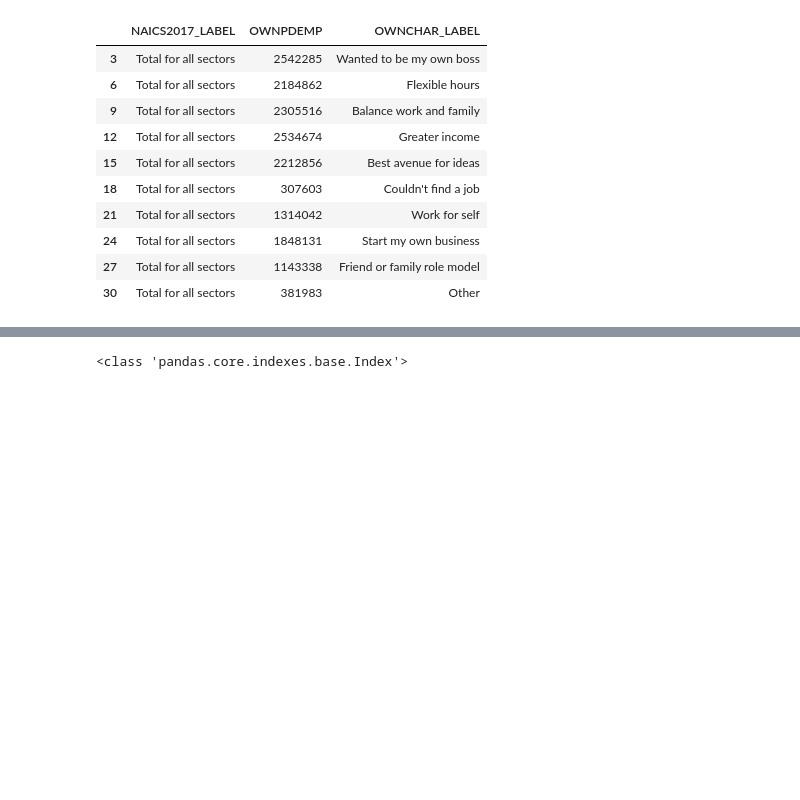
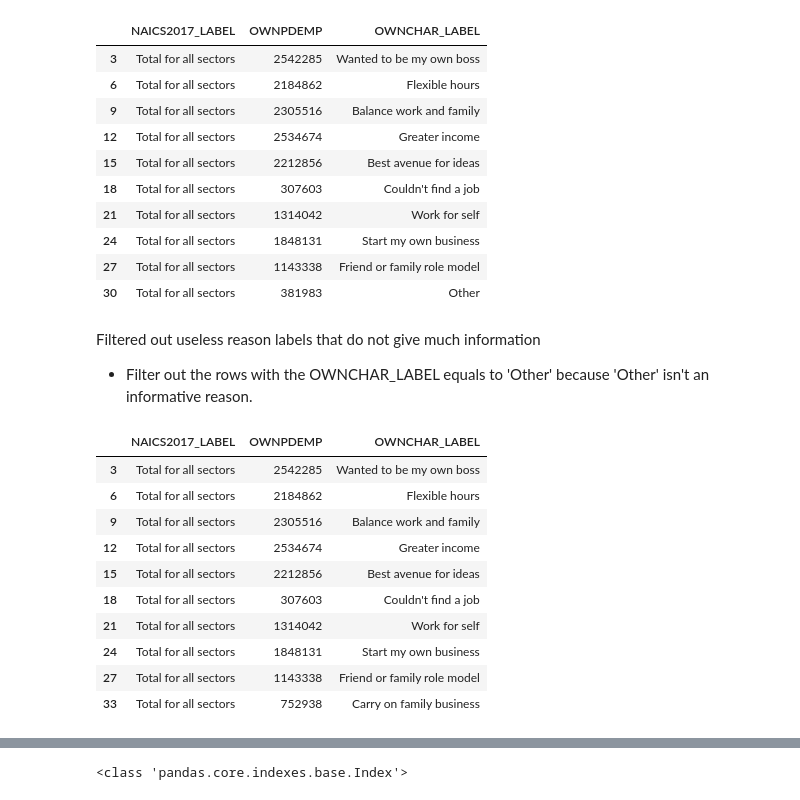
Before and after one commit to snowwly/Assessment_CensusAPIData_Panadas, a Jupyter notebook: Shirley/Q1ETL.ipynb, the cells around one changed output, grey strips where cells are left out. Drawn from its saved outputs; the diff is of its cells as text; code cells hidden in the pictures; blank space fills up the shorter version.

```diff
--- a/Shirley/Q1ETL.ipynb
+++ b/Shirley/Q1ETL.ipynb
@@ -93,3 +119,22 @@ display(df.head(10))
 | 24 | Total for all sectors | 1848131 | Start my own business |
 | 27 | Total for all sectors | 1143338 | Friend or family role model |
 | 30 | Total for all sectors | 381983 | Other |
+# %% [markdown]
+Filtered out useless reason labels that do not give much information
+-   Filter out the rows with the OWNCHAR_LABEL equals to 'Other' because 'Other' isn't an informative reason.
+# %%
+otherFilter = df['OWNCHAR_LABEL'] != 'Other'
+df = df[otherFilter]
+display(df.head(10))
+# %% [output]
+|  | NAICS2017_LABEL | OWNPDEMP | OWNCHAR_LABEL |
+| 3 | Total for all sectors | 2542285 | Wanted to be my own boss |
+| 6 | Total for all sectors | 2184862 | Flexible hours |
+| 9 | Total for all sectors | 2305516 | Balance work and family |
+| 12 | Total for all sectors | 2534674 | Greater income |
+| 15 | Total for all sectors | 2212856 | Best avenue for ideas |
+| 18 | Total for all sectors | 307603 | Couldn't find a job |
+| 21 | Total for all sectors | 1314042 | Work for self |
+| 24 | Total for all sectors | 1848131 | Start my own business |
+| 27 | Total for all sectors | 1143338 | Friend or family role model |
+| 33 | Total for all sectors | 752938 | Carry on family business |
```
Also changed, not shown: parts of 27 cells of this notebook, 2 other files.
